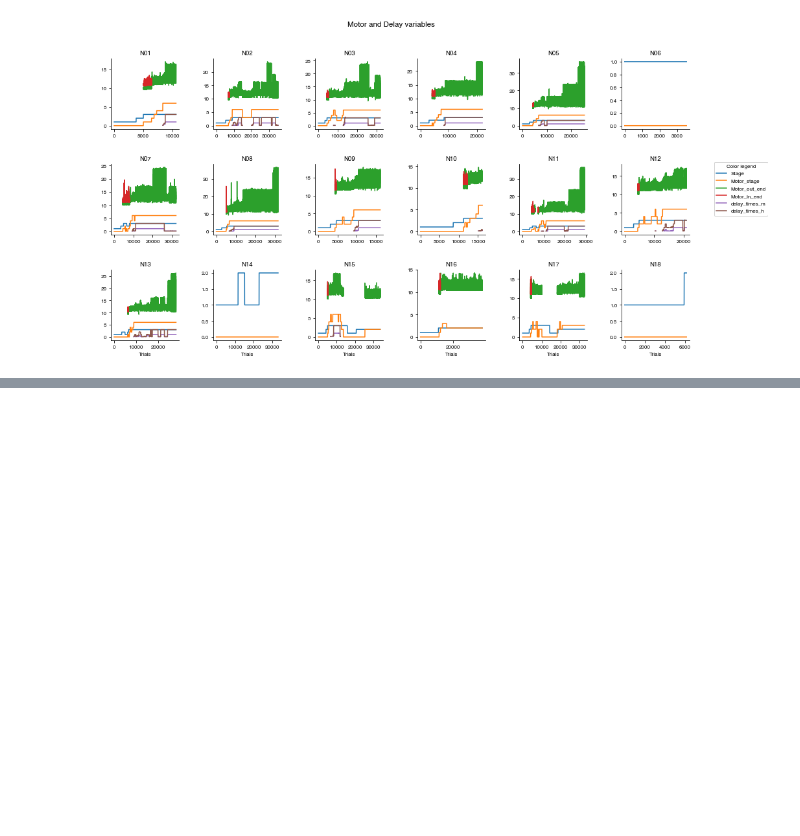
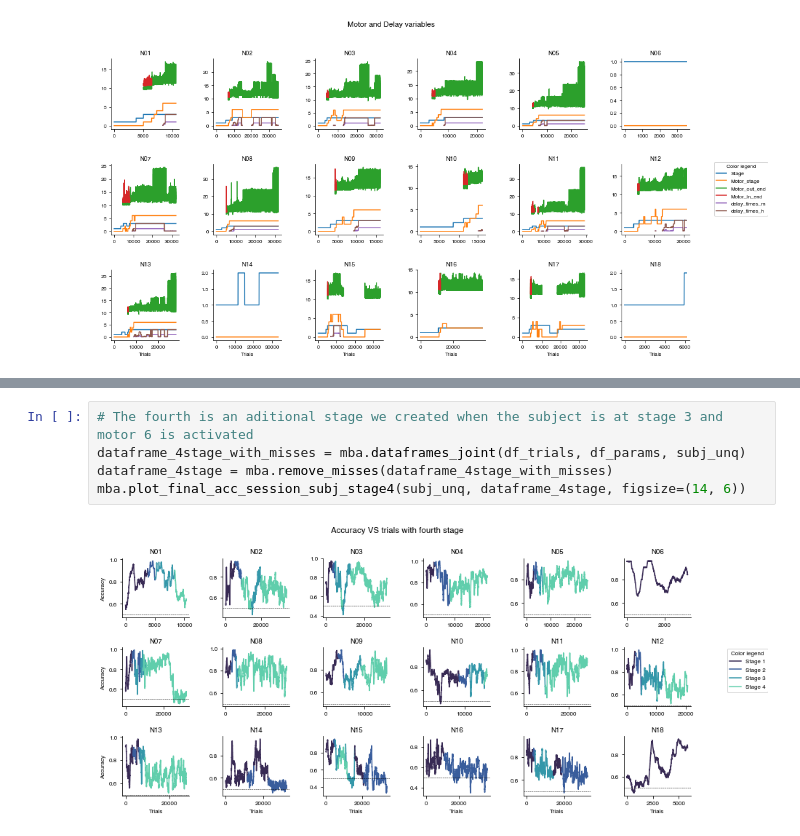
Before and after one commit to manuelmolano/ngym_shaping, a Jupyter notebook: Results_mice_behave_analysis.ipynb, the cells around one changed output, grey strips where cells are left out. Cells and saved outputs as stored; diff of their text form; blank space fills up the shorter version.

Commit message:
convolution of mean accuracy and std of changes in trials and explanation of the code

```diff
--- a/Results_mice_behave_analysis.ipynb
+++ b/Results_mice_behave_analysis.ipynb
@@ -115,0 +82,7 @@ mba.plot_final_stage_motor_delay(subj_unq, df=df_trials, df_prms=df_params, figs
+# %%
+# The fourth is an aditional stage we created when the subject is at stage 3 and motor 6 is activated
+dataframe_4stage_with_misses = mba.dataframes_joint(df_trials, df_params, subj_unq)
+dataframe_4stage = mba.remove_misses(dataframe_4stage_with_misses)
+mba.plot_final_acc_session_subj_stage4(subj_unq, dataframe_4stage, figsize=(14, 6))
+# %% [output]
+[figure, added]
```
Also changed, not shown: parts of 25 cells of this notebook, 1 other file.
